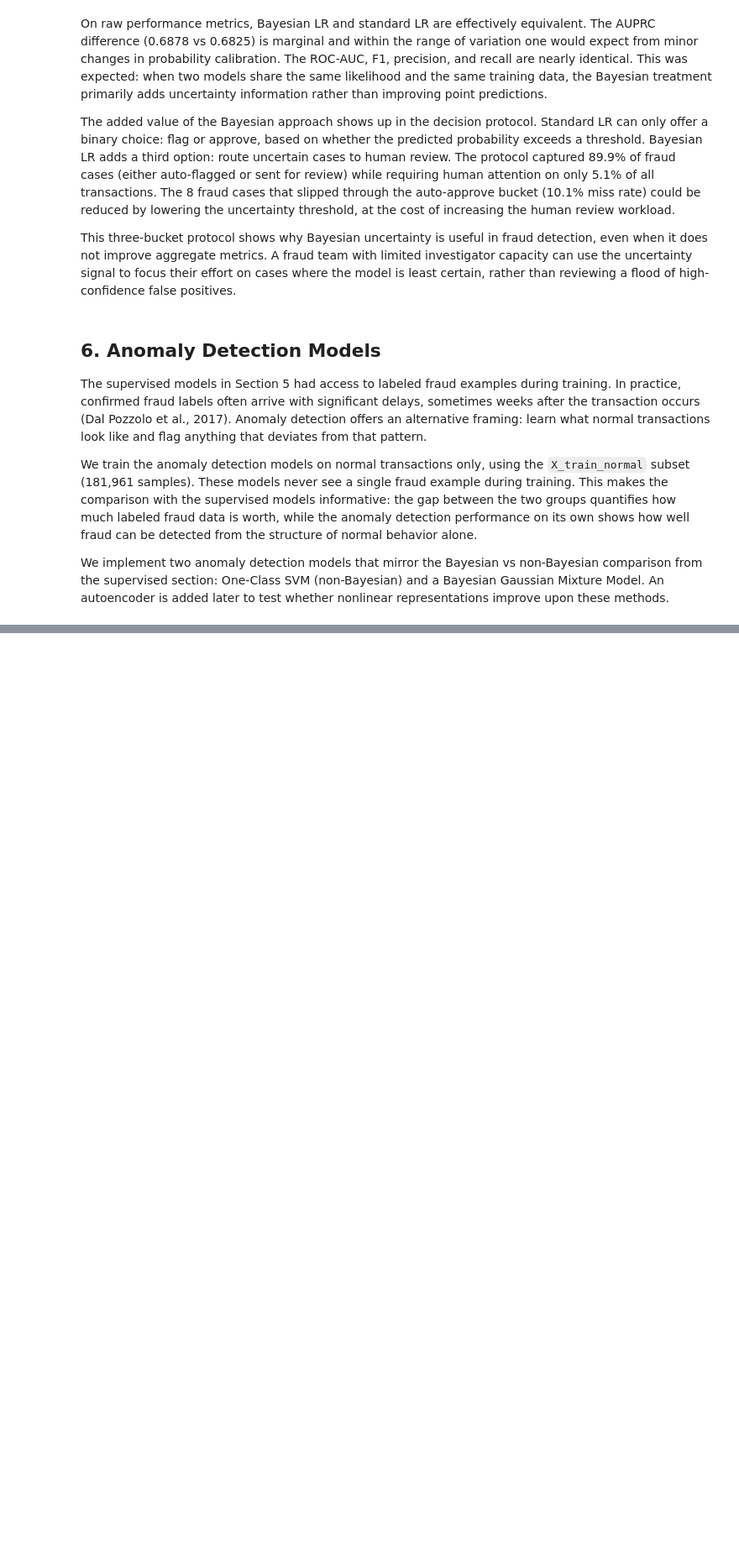
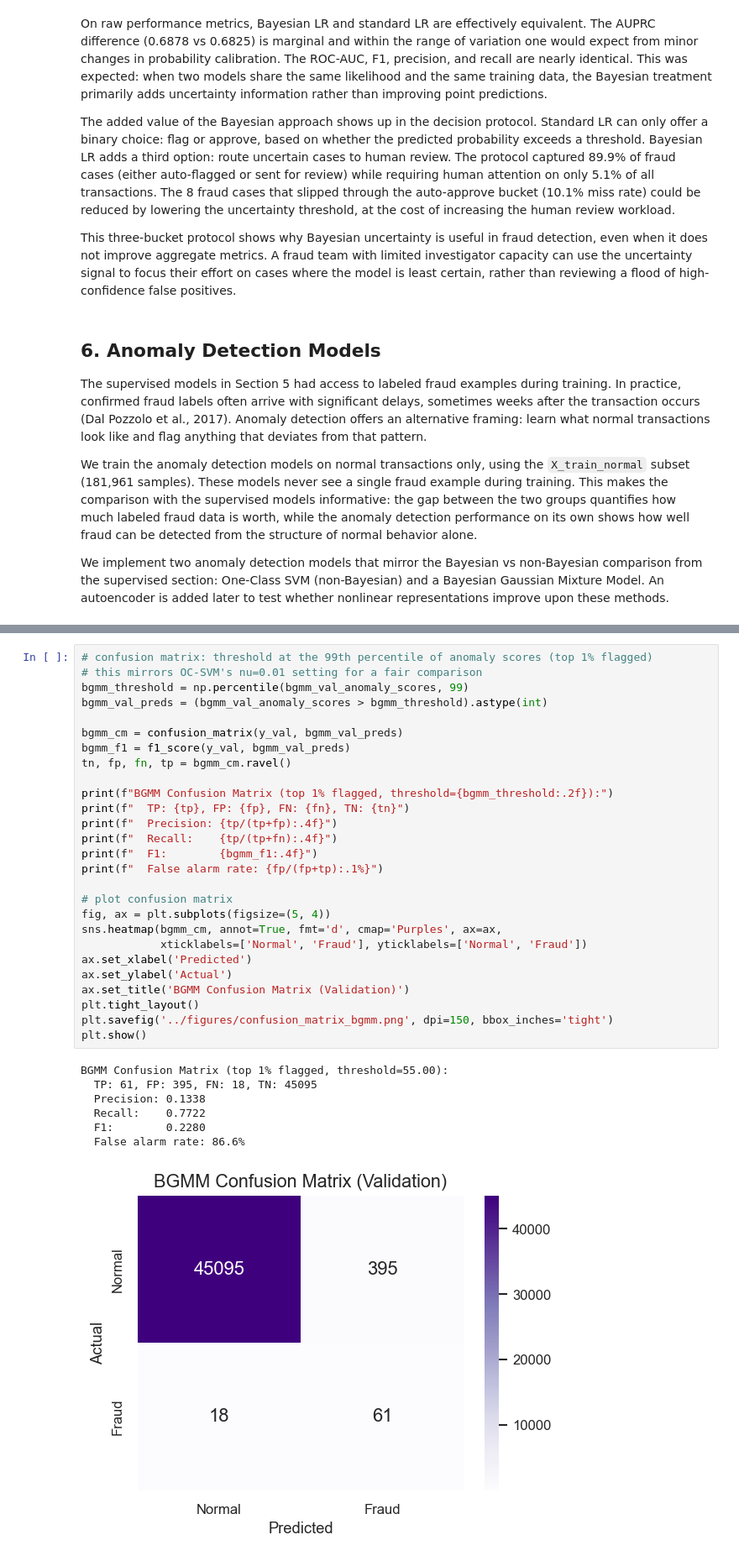
Before and after one commit to adamelhaa/cc-fraud-detection, a Jupyter notebook: notebooks/Notebook.ipynb, the cells around one changed output, grey strips where cells are left out. Shown at 84% size. Cells and saved outputs as stored; diff of their text form; blank space fills up the shorter version.

```diff
--- a/notebooks/Notebook.ipynb
+++ b/notebooks/Notebook.ipynb
@@ -1022,0 +1437,35 @@ OC-SVM detects most fraud without ever seeing a fraud example, though at a subst
+# %%
+# confusion matrix: threshold at the 99th percentile of anomaly scores (top 1% flagged)
+# this mirrors OC-SVM's nu=0.01 setting for a fair comparison
+bgmm_threshold = np.percentile(bgmm_val_anomaly_scores, 99)
+bgmm_val_preds = (bgmm_val_anomaly_scores > bgmm_threshold).astype(int)
+
+bgmm_cm = confusion_matrix(y_val, bgmm_val_preds)
+bgmm_f1 = f1_score(y_val, bgmm_val_preds)
+tn, fp, fn, tp = bgmm_cm.ravel()
+
+print(f"BGMM Confusion Matrix (top 1% flagged, threshold={bgmm_threshold:.2f}):")
+print(f"  TP: {tp}, FP: {fp}, FN: {fn}, TN: {tn}")
+print(f"  Precision: {tp/(tp+fp):.4f}")
+print(f"  Recall:    {tp/(tp+fn):.4f}")
+print(f"  F1:        {bgmm_f1:.4f}")
+print(f"  False alarm rate: {fp/(fp+tp):.1%}")
+
+# plot confusion matrix
+fig, ax = plt.subplots(figsize=(5, 4))
+sns.heatmap(bgmm_cm, annot=True, fmt='d', cmap='Purples', ax=ax,
+            xticklabels=['Normal', 'Fraud'], yticklabels=['Normal', 'Fraud'])
+ax.set_xlabel('Predicted')
+ax.set_ylabel('Actual')
+ax.set_title('BGMM Confusion Matrix (Validation)')
+plt.tight_layout()
+plt.savefig('../figures/confusion_matrix_bgmm.png', dpi=150, bbox_inches='tight')
+plt.show()
+# %% [output]
+BGMM Confusion Matrix (top 1% flagged, threshold=55.00):
+  TP: 61, FP: 395, FN: 18, TN: 45095
+  Precision: 0.1338
+  Recall:    0.7722
+  F1:        0.2280
+  False alarm rate: 86.6%
+[figure, added]
```
Also changed, not shown: parts of 73 cells of this notebook, 2 other files.
